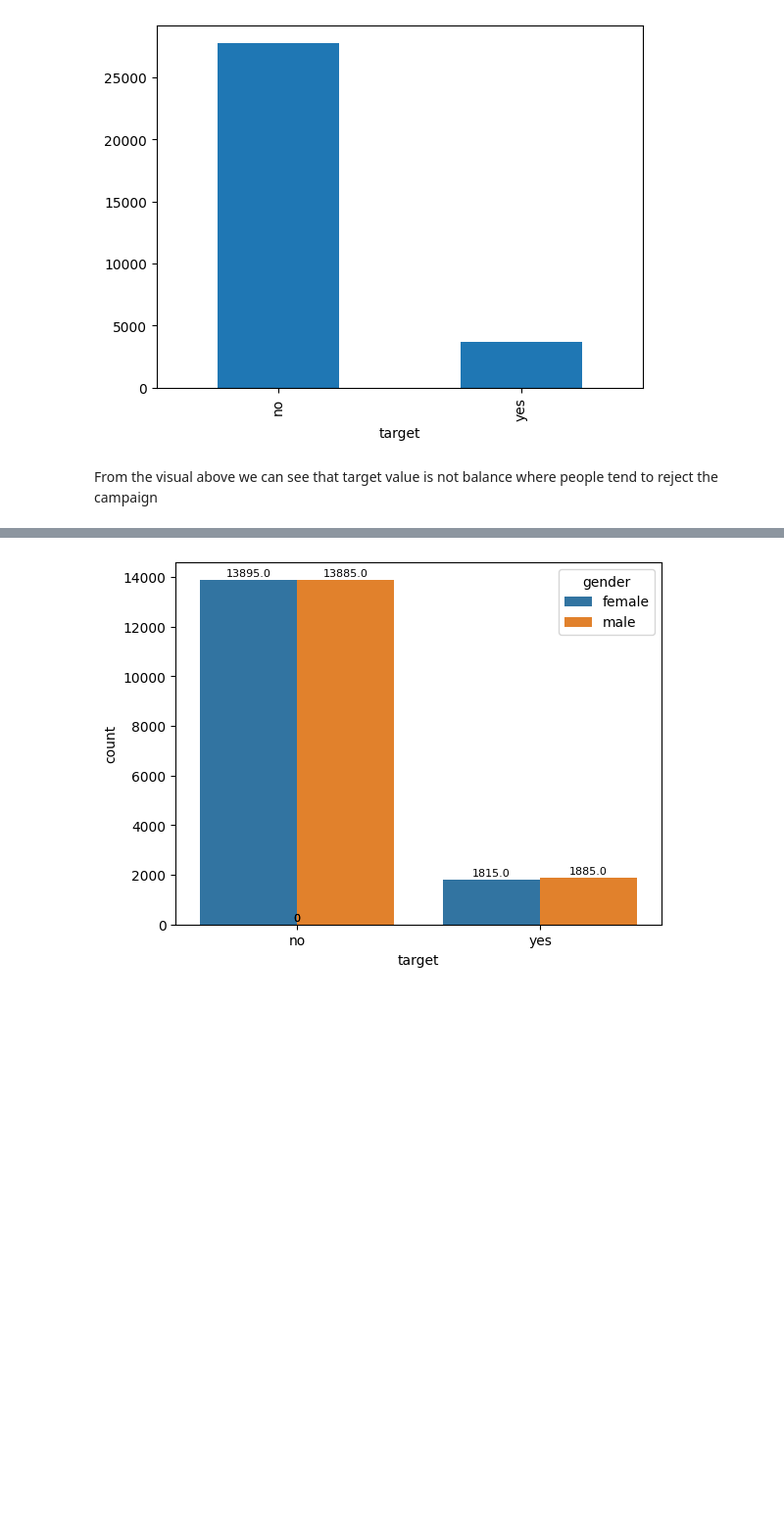
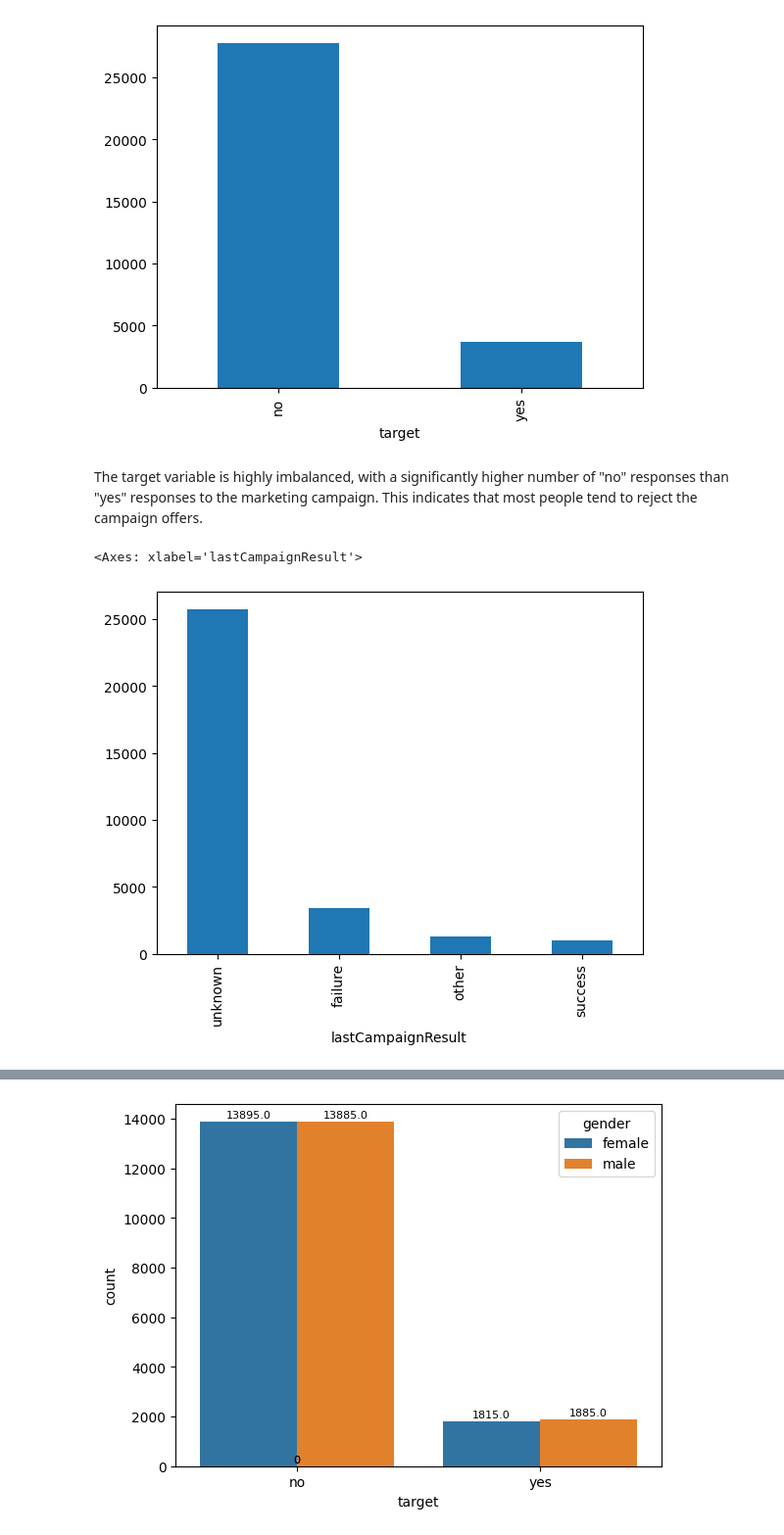
Before and after one commit to IrfanAvia/DataAnalystProject, a Jupyter notebook: Marketing Campaign Analysis/Marketing_Campaign_Analysis.ipynb, the cells around one changed output, grey strips where cells are left out. Shown at 98% size. Saved outputs shown, nothing was run; the diff lists cells and outputs as text; code cells hidden in the pictures; blank space fills up the shorter version.

```diff
--- a/Marketing Campaign Analysis/Marketing_Campaign_Analysis.ipynb
+++ b/Marketing Campaign Analysis/Marketing_Campaign_Analysis.ipynb
@@ -107,5 +107,11 @@ df_train['target'].value_counts().plot(kind='bar')
 # %% [output]
 <Axes: xlabel='target'>
 [figure]
-# %% [markdown]
-From the visual above we can see that target value is not balance where people tend to reject the campaign
+# %% [markdown]
+The target variable is highly imbalanced, with a significantly higher number of "no" responses than "yes" responses to the marketing campaign. This indicates that most people tend to reject the campaign offers.
+# %%
+# Visualize lastCampaignResult
+df_train['lastCampaignResult'].value_counts().plot(kind='bar')
+# %% [output]
+<Axes: xlabel='lastCampaignResult'>
+[figure, added]
```
Also changed, not shown: parts of 7 cells of this notebook.
